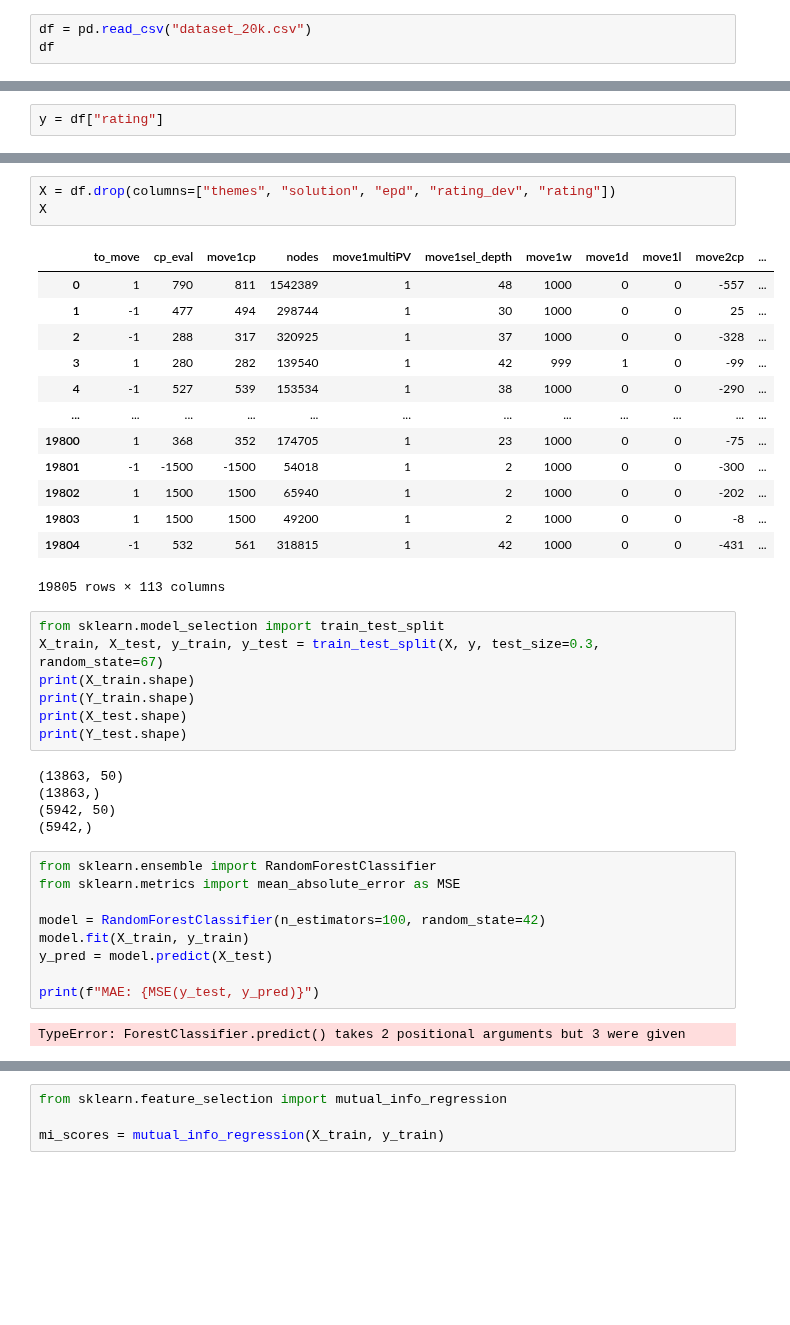
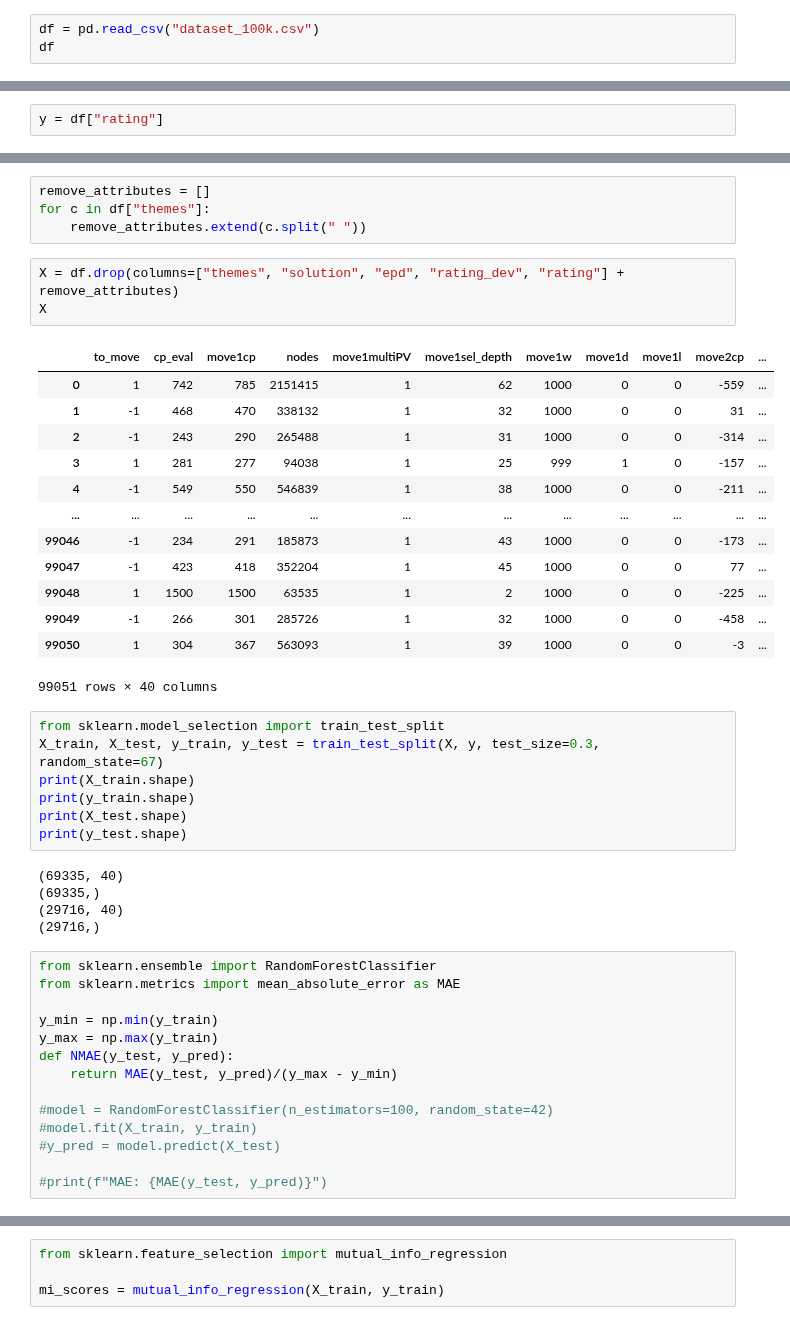
Before and after one commit to bajicluka01/chess-puzzle-evaluation, a Jupyter notebook: Model_test.ipynb, the cells around one changed output, grey strips where cells are left out. Drawn from its saved outputs; the diff is of its cells as text; blank space fills up the shorter version.

```diff
--- a/Model_test.ipynb
+++ b/Model_test.ipynb
@@ -2,7 +2,7 @@
 import pandas as pd
 import numpy as np
 # %%
-df = pd.read_csv("dataset_20k.csv")
+df = pd.read_csv("dataset_100k.csv")
 df
 # %% [output]
 |  | themes | solution | epd | rating | rating_dev | to_move | cp_eval | move1cp | nodes | move1multiPV | ... |
@@ -38,43 +55,50 @@ plt.show()
+# %%
+remove_attributes = []
+for c in df["themes"]:
+    remove_attributes.extend(c.split(" "))
 # %%
-X = df.drop(columns=["themes", "solution", "epd", "rating_dev", "rating"])
+X = df.drop(columns=["themes", "solution", "epd", "rating_dev", "rating"] + remove_attributes)
 X
 # %% [output]
 |  | to_move | cp_eval | move1cp | nodes | move1multiPV | move1sel_depth | move1w | move1d | move1l | move2cp | ... |
-| 0 | 1 | 790 | 811 | 1542389 | 1 | 48 | 1000 | 0 | 0 | -557 | ... |
-| 1 | -1 | 477 | 494 | 298744 | 1 | 30 | 1000 | 0 | 0 | 25 | ... |
-| 2 | -1 | 288 | 317 | 320925 | 1 | 37 | 1000 | 0 | 0 | -328 | ... |
-| 3 | 1 | 280 | 282 | 139540 | 1 | 42 | 999 | 1 | 0 | -99 | ... |
-| 4 | -1 | 527 | 539 | 153534 | 1 | 38 | 1000 | 0 | 0 | -290 | ... |
+| 0 | 1 | 742 | 785 | 2151415 | 1 | 62 | 1000 | 0 | 0 | -559 | ... |
+| 1 | -1 | 468 | 470 | 338132 | 1 | 32 | 1000 | 0 | 0 | 31 | ... |
+| 2 | -1 | 243 | 290 | 265488 | 1 | 31 | 1000 | 0 | 0 | -314 | ... |
+| 3 | 1 | 281 | 277 | 94038 | 1 | 25 | 999 | 1 | 0 | -157 | ... |
+| 4 | -1 | 549 | 550 | 546839 | 1 | 38 | 1000 | 0 | 0 | -211 | ... |
 | ... | ... | ... | ... | ... | ... | ... | ... | ... | ... | ... | ... |
-| 19800 | 1 | 368 | 352 | 174705 | 1 | 23 | 1000 | 0 | 0 | -75 | ... |
-| 19801 | -1 | -1500 | -1500 | 54018 | 1 | 2 | 1000 | 0 | 0 | -300 | ... |
-| 19802 | 1 | 1500 | 1500 | 65940 | 1 | 2 | 1000 | 0 | 0 | -202 | ... |
-| 19803 | 1 | 1500 | 1500 | 49200 | 1 | 2 | 1000 | 0 | 0 | -8 | ... |
-| 19804 | -1 | 532 | 561 | 318815 | 1 | 42 | 1000 | 0 | 0 | -431 | ... |
+| 99046 | -1 | 234 | 291 | 185873 | 1 | 43 | 1000 | 0 | 0 | -173 | ... |
+| 99047 | -1 | 423 | 418 | 352204 | 1 | 45 | 1000 | 0 | 0 | 77 | ... |
+| 99048 | 1 | 1500 | 1500 | 63535 | 1 | 2 | 1000 | 0 | 0 | -225 | ... |
+| 99049 | -1 | 266 | 301 | 285726 | 1 | 32 | 1000 | 0 | 0 | -458 | ... |
+| 99050 | 1 | 304 | 367 | 563093 | 1 | 39 | 1000 | 0 | 0 | -3 | ... |
-19805 rows × 113 columns
+99051 rows × 40 columns
 # %%
 from sklearn.model_selection import train_test_split
 X_train, X_test, y_train, y_test = train_test_split(X, y, test_size=0.3, random_state=67)
 print(X_train.shape)
-print(Y_train.shape)
+print(y_train.shape)
 print(X_test.shape)
-print(Y_test.shape)
+print(y_test.shape)
 # %% [output]
-(13863, 50)
-(13863,)
-(5942, 50)
-(5942,)
+(69335, 40)
+(69335,)
+(29716, 40)
+(29716,)
 # %%
 from sklearn.ensemble import RandomForestClassifier
-from sklearn.metrics import mean_absolute_error as MSE
+from sklearn.metrics import mean_absolute_error as MAE
 
-model = RandomForestClassifier(n_estimators=100, random_state=42)
-model.fit(X_train, y_train)
-y_pred = model.predict(X_test)
+y_min = np.min(y_train)
+y_max = np.max(y_train)
+def NMAE(y_test, y_pred):
+    return MAE(y_test, y_pred)/(y_max - y_min)
 
-print(f"MAE: {MSE(y_test, y_pred)}")
+#model = RandomForestClassifier(n_estimators=100, random_state=42)
+#model.fit(X_train, y_train)
+#y_pred = model.predict(X_test)
+
+#print(f"MAE: {MAE(y_test, y_pred)}")
-# %% [output]
-TypeError: ForestClassifier.predict() takes 2 positional arguments but 3 were given
 # %%
 from xgboost import XGBRegressor
 model = XGBRegressor(
```
Also changed, not shown: parts of 30 cells of this notebook, 4 other files.
